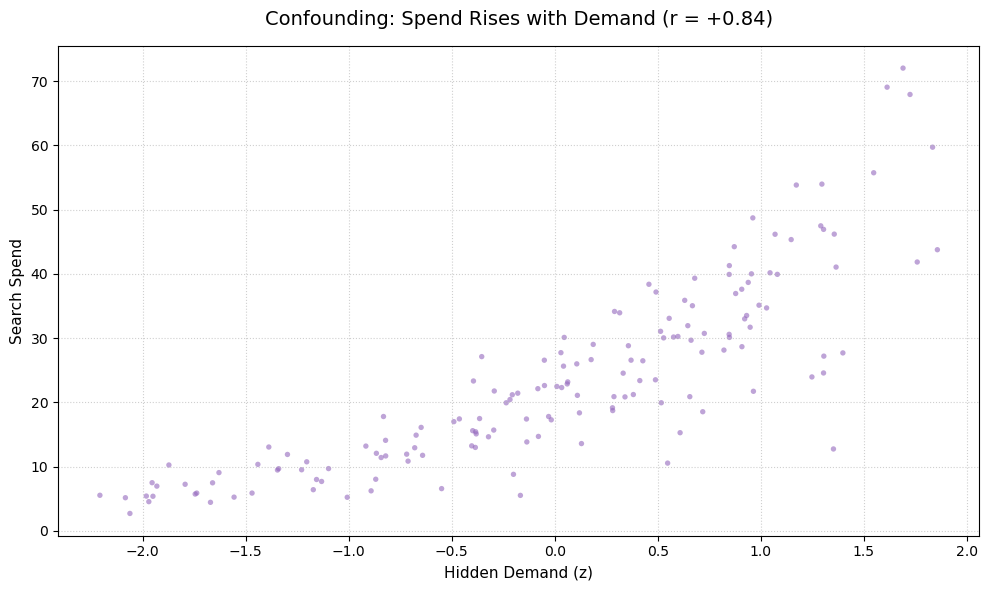
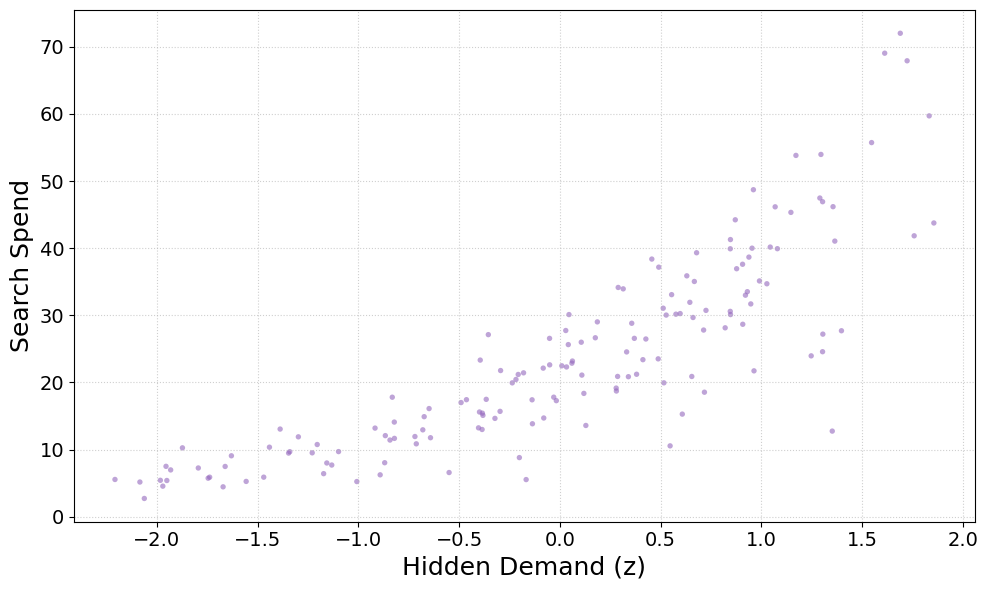
Code edit (unified diff) that turned the first committed figure into the second:
--- before
+++ after
@@ -16,11 +16,14 @@
 
 # Style and label the plot
-ax.set_title(
-    f"Confounding: Spend Rises with Demand (r = {r:+.2f})", fontsize=14, pad=15
-)
-ax.set_xlabel("Hidden Demand (z)", fontsize=11)
-ax.set_ylabel("Search Spend", fontsize=11)
+# ax.set_title(
+#     f"Confounding: Spend Rises with Demand (r = {r:+.2f})", fontsize=14, pad=15
+# )
+ax.set_xlabel("Hidden Demand (z)", fontsize=18)
+ax.set_ylabel("Search Spend", fontsize=18)
 ax.grid(True, linestyle=":", alpha=0.6)
 
+ax.tick_params(axis="both", which="major", labelsize=14)
+
 plt.tight_layout()
-plt.show()
+# plt.show()
+plt.savefig(os.path.join(FIG_DIR, "confounding_demand_search.png"), dpi=300)

Commit: updated data generation